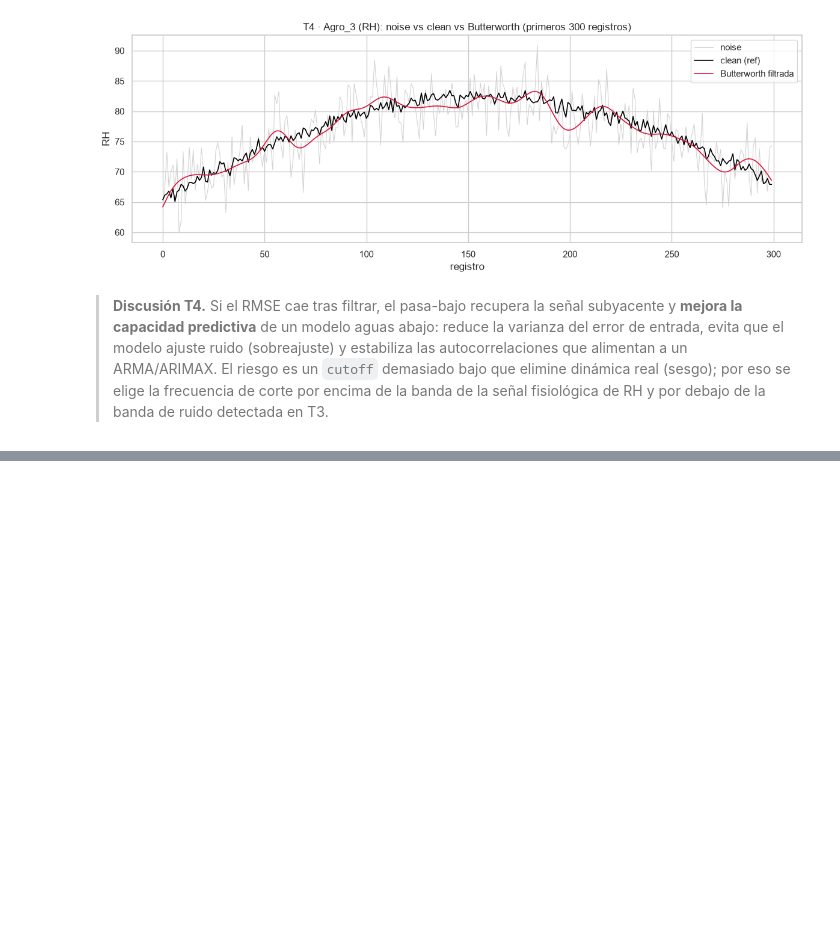
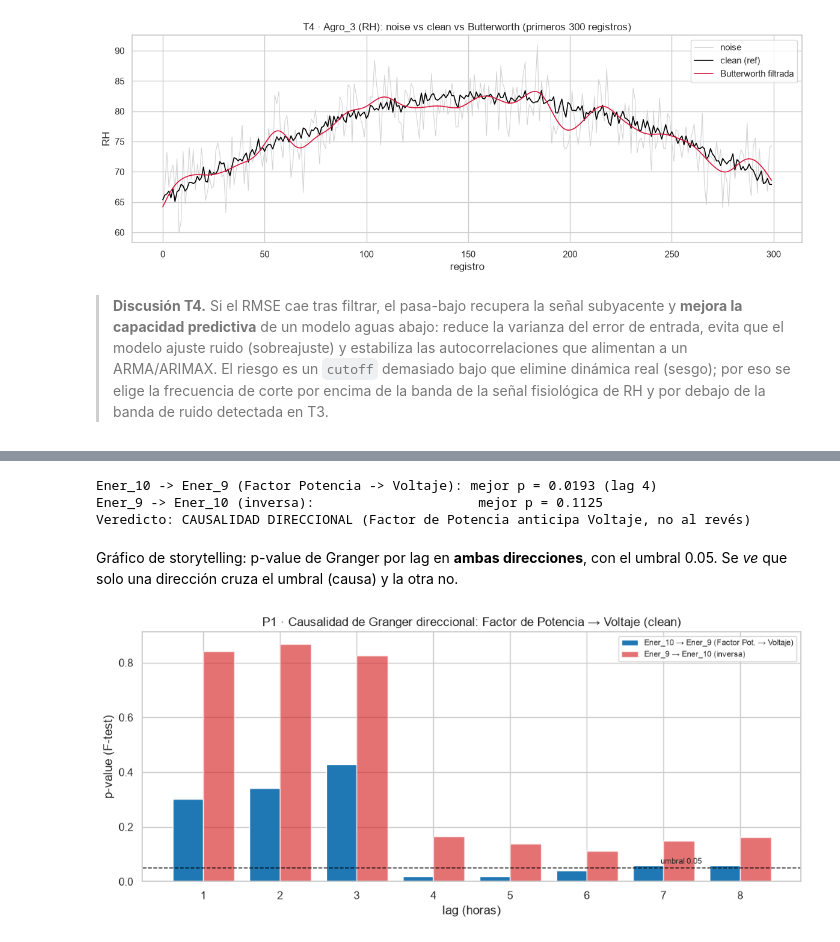
Before and after one commit to santiagovelcasallas/Challenge03_techlogistics-GomezVelez, a Jupyter notebook: notebooks/challenge03_analitica_multidimensional.ipynb, the cells around one changed output, grey strips where cells are left out. Saved outputs shown, nothing was run; the diff lists cells and outputs as text; code cells hidden in the pictures; blank space fills up the shorter version.

```diff
--- a/notebooks/challenge03_analitica_multidimensional.ipynb
+++ b/notebooks/challenge03_analitica_multidimensional.ipynb
@@ -917,0 +780,38 @@ P3  · ARIMAX con centralidad comparado por AIC
+# %%
+from statsmodels.tsa.stattools import grangercausalitytests
+
+maxlag = 8
+def granger_pvals(y_col, x_col):
+    d = ener_clean[[y_col, x_col]].dropna()   # orden [Y, X]: ¿X causa-Granger Y?
+    r = grangercausalitytests(d, maxlag=maxlag, verbose=False)
+    return {l: r[l][0]["ssr_ftest"][1] for l in range(1, maxlag + 1)}
+
+p_fwd = granger_pvals("Ener_9", "Ener_10")   # Factor de Potencia -> Voltaje
+p_rev = granger_pvals("Ener_10", "Ener_9")   # inversa: Voltaje -> Factor de Potencia
+lag_fwd = min(p_fwd, key=p_fwd.get)
+print(f"Ener_10 -> Ener_9 (Factor Potencia -> Voltaje): mejor p = {p_fwd[lag_fwd]:.4f} (lag {lag_fwd})")
+print(f"Ener_9 -> Ener_10 (inversa):                     mejor p = {min(p_rev.values()):.4f}")
+direccional = p_fwd[lag_fwd] < 0.05 <= min(p_rev.values())
+print("Veredicto:", "CAUSALIDAD DIRECCIONAL (Factor de Potencia anticipa Voltaje, no al revés)"
+      if direccional else "revisar")
+# %% [output]
+Ener_10 -> Ener_9 (Factor Potencia -> Voltaje): mejor p = 0.0193 (lag 4)
+Ener_9 -> Ener_10 (inversa):                     mejor p = 0.1125
+Veredicto: CAUSALIDAD DIRECCIONAL (Factor de Potencia anticipa Voltaje, no al revés)
+# %% [markdown]
+Gráfico de storytelling: p-value de Granger por lag en **ambas direcciones**, con el umbral 0.05. Se *ve* que solo una dirección cruza el umbral (causa) y la otra no.
+# %%
+lags = list(range(1, maxlag + 1)); w = 0.4
+fig, ax = plt.subplots(figsize=(10, 4.5))
+ax.bar([l - w/2 for l in lags], [p_fwd[l] for l in lags], w,
+       label="Ener_10 → Ener_9 (Factor Pot. → Voltaje)", color="#1f77b4")
+ax.bar([l + w/2 for l in lags], [p_rev[l] for l in lags], w,
+       label="Ener_9 → Ener_10 (inversa)", color="#d62728", alpha=0.65)
+ax.axhline(0.05, ls="--", color="black", lw=1)
+ax.text(maxlag - 0.5, 0.065, "umbral 0.05", fontsize=8, ha="right")
+ax.set_xlabel("lag (horas)"); ax.set_ylabel("p-value (F-test)"); ax.set_xticks(lags)
+ax.set_title("P1 · Causalidad de Granger direccional: Factor de Potencia → Voltaje (clean)")
+ax.legend(fontsize=8); fig.tight_layout()
+viz_utils.savefig(FIGS / "p1_granger_direccional.png"); plt.show()
+# %% [output]
+[figure, added]
```
Also changed, not shown: parts of 55 cells of this notebook, 2 other files.
